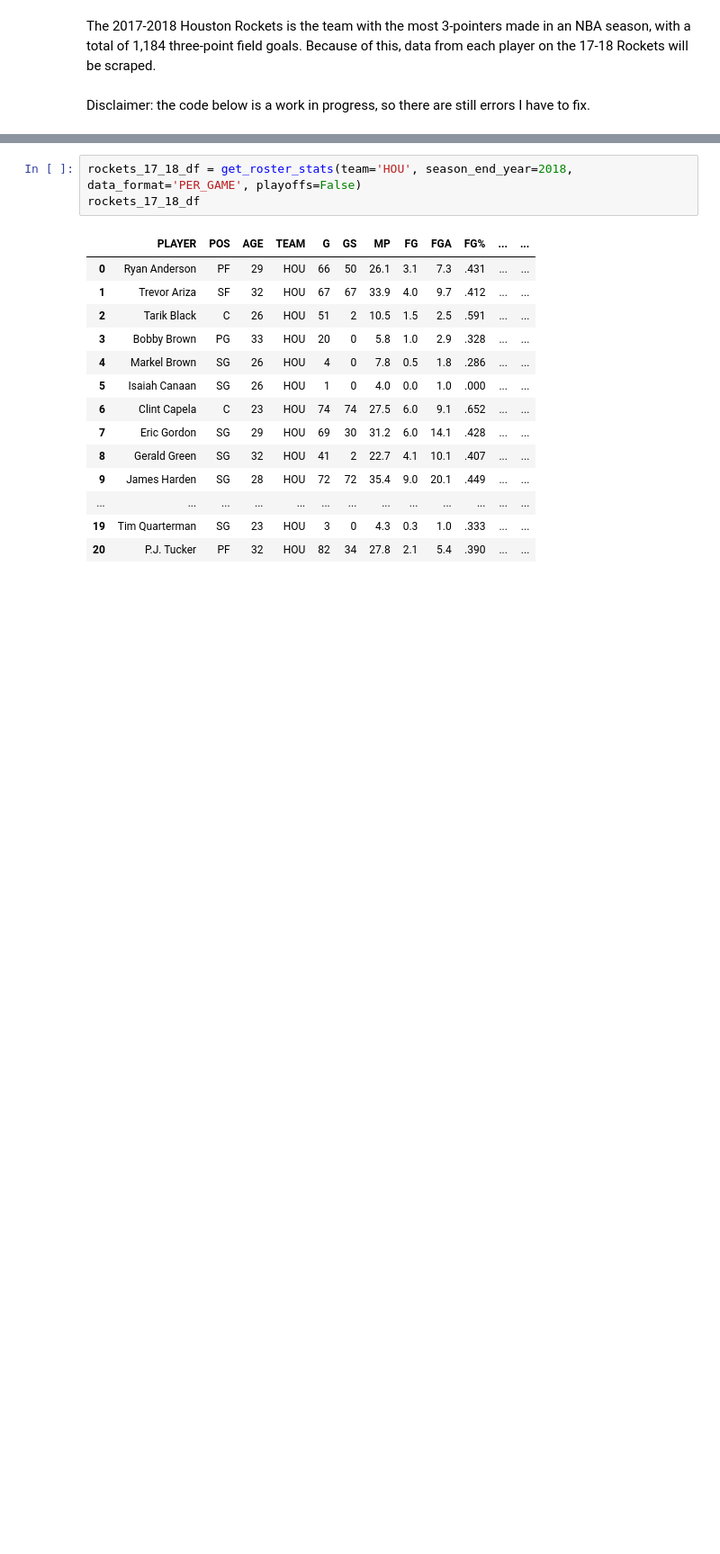
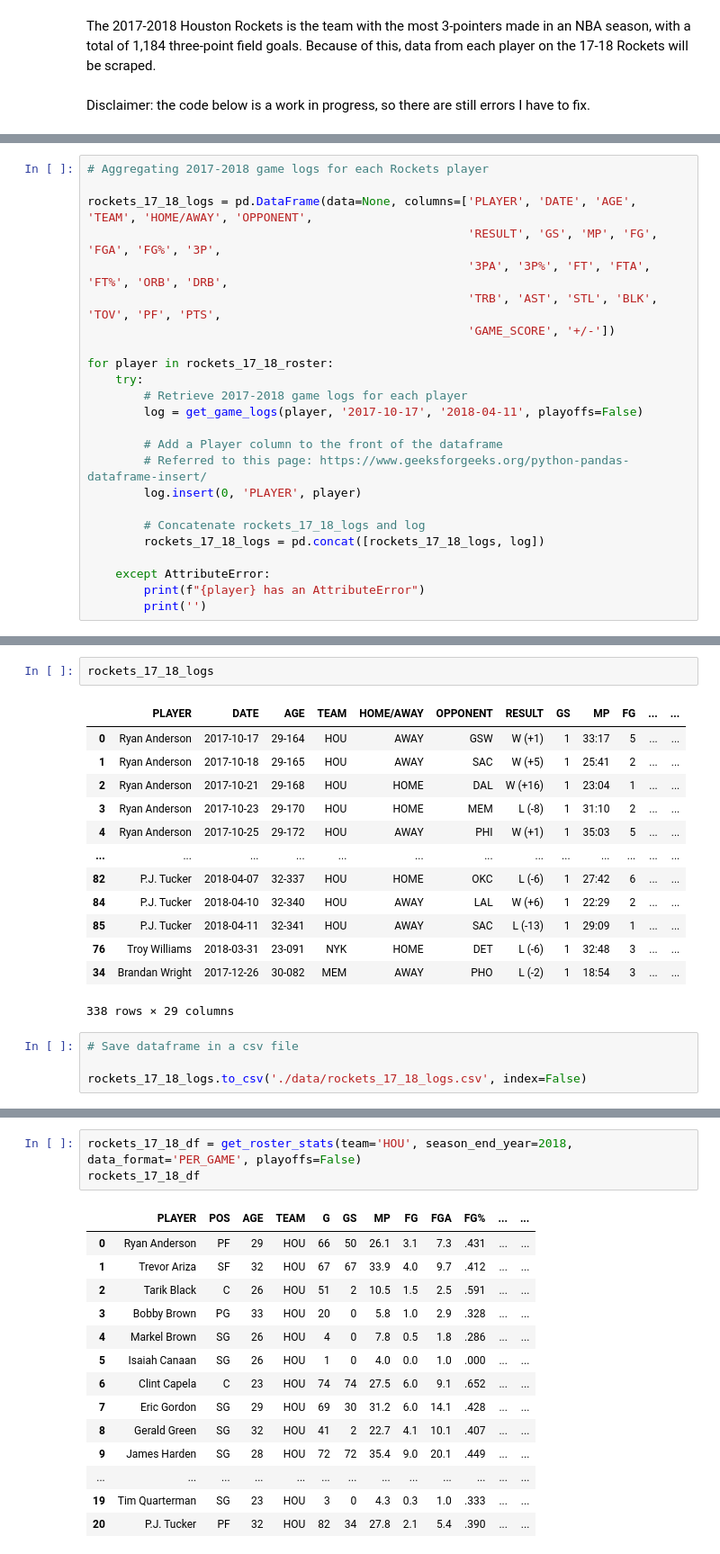
Before and after one commit to david-cq/Capstone, a Jupyter notebook: Initial_EDA.ipynb, the cells around one changed output, grey strips where cells are left out. Shown at 90% size. Cells and saved outputs as stored; diff of their text form; blank space fills up the shorter version.

Commit message:
Updating EDA; scraped game logs for each player and added them to a single dataframe

```diff
--- a/Initial_EDA.ipynb
+++ b/Initial_EDA.ipynb
@@ -73,0 +81,24 @@ rockets_17_18_roster = ['Ryan Anderson', 'Trevor Ariza', 'Tarik Black',
+# %%
+# Aggregating 2017-2018 game logs for each Rockets player
+
+rockets_17_18_logs = pd.DataFrame(data=None, columns=['PLAYER', 'DATE', 'AGE', 'TEAM', 'HOME/AWAY', 'OPPONENT',
+                                                      'RESULT', 'GS', 'MP', 'FG', 'FGA', 'FG%', '3P',
+                                                      '3PA', '3P%', 'FT', 'FTA', 'FT%', 'ORB', 'DRB',
+                                                      'TRB', 'AST', 'STL', 'BLK', 'TOV', 'PF', 'PTS',
+                                                      'GAME_SCORE', '+/-'])
+
+for player in rockets_17_18_roster:
+    try:
+        # Retrieve 2017-2018 game logs for each player
+        log = get_game_logs(player, '2017-10-17', '2018-04-11', playoffs=False)
+
+        # Add a Player column to the front of the dataframe
+        # Referred to this page: https://www.geeksforgeeks.org/python-pandas-dataframe-insert/
+        log.insert(0, 'PLAYER', player)
+
+        # Concatenate rockets_17_18_logs and log
+        rockets_17_18_logs = pd.concat([rockets_17_18_logs, log])
+
+    except AttributeError:
+        print(f"{player} has an AttributeError")
+        print('')
@@ -73,0 +140,20 @@ rockets_17_18_roster = ['Ryan Anderson', 'Trevor Ariza', 'Tarik Black',
+# %%
+rockets_17_18_logs
+# %% [output]
+|  | PLAYER | DATE | AGE | TEAM | HOME/AWAY | OPPONENT | RESULT | GS | MP | FG | ... | ... |
+| 0 | Ryan Anderson | 2017-10-17 | 29-164 | HOU | AWAY | GSW | W (+1) | 1 | 33:17 | 5 | ... | ... |
+| 1 | Ryan Anderson | 2017-10-18 | 29-165 | HOU | AWAY | SAC | W (+5) | 1 | 25:41 | 2 | ... | ... |
+| 2 | Ryan Anderson | 2017-10-21 | 29-168 | HOU | HOME | DAL | W (+16) | 1 | 23:04 | 1 | ... | ... |
+| 3 | Ryan Anderson | 2017-10-23 | 29-170 | HOU | HOME | MEM | L (-8) | 1 | 31:10 | 2 | ... | ... |
+| 4 | Ryan Anderson | 2017-10-25 | 29-172 | HOU | AWAY | PHI | W (+1) | 1 | 35:03 | 5 | ... | ... |
+| ... | ... | ... | ... | ... | ... | ... | ... | ... | ... | ... | ... | ... |
+| 82 | P.J. Tucker | 2018-04-07 | 32-337 | HOU | HOME | OKC | L (-6) | 1 | 27:42 | 6 | ... | ... |
+| 84 | P.J. Tucker | 2018-04-10 | 32-340 | HOU | AWAY | LAL | W (+6) | 1 | 22:29 | 2 | ... | ... |
+| 85 | P.J. Tucker | 2018-04-11 | 32-341 | HOU | AWAY | SAC | L (-13) | 1 | 29:09 | 1 | ... | ... |
+| 76 | Troy Williams | 2018-03-31 | 23-091 | NYK | HOME | DET | L (-6) | 1 | 32:48 | 3 | ... | ... |
+| 34 | Brandan Wright | 2017-12-26 | 30-082 | MEM | AWAY | PHO | L (-2) | 1 | 18:54 | 3 | ... | ... |
+338 rows × 29 columns
+# %%
+# Save dataframe in a csv file
+
+rockets_17_18_logs.to_csv('./data/rockets_17_18_logs.csv', index=False)
```
Also changed, not shown: parts of 19 cells of this notebook, 2 other files.
